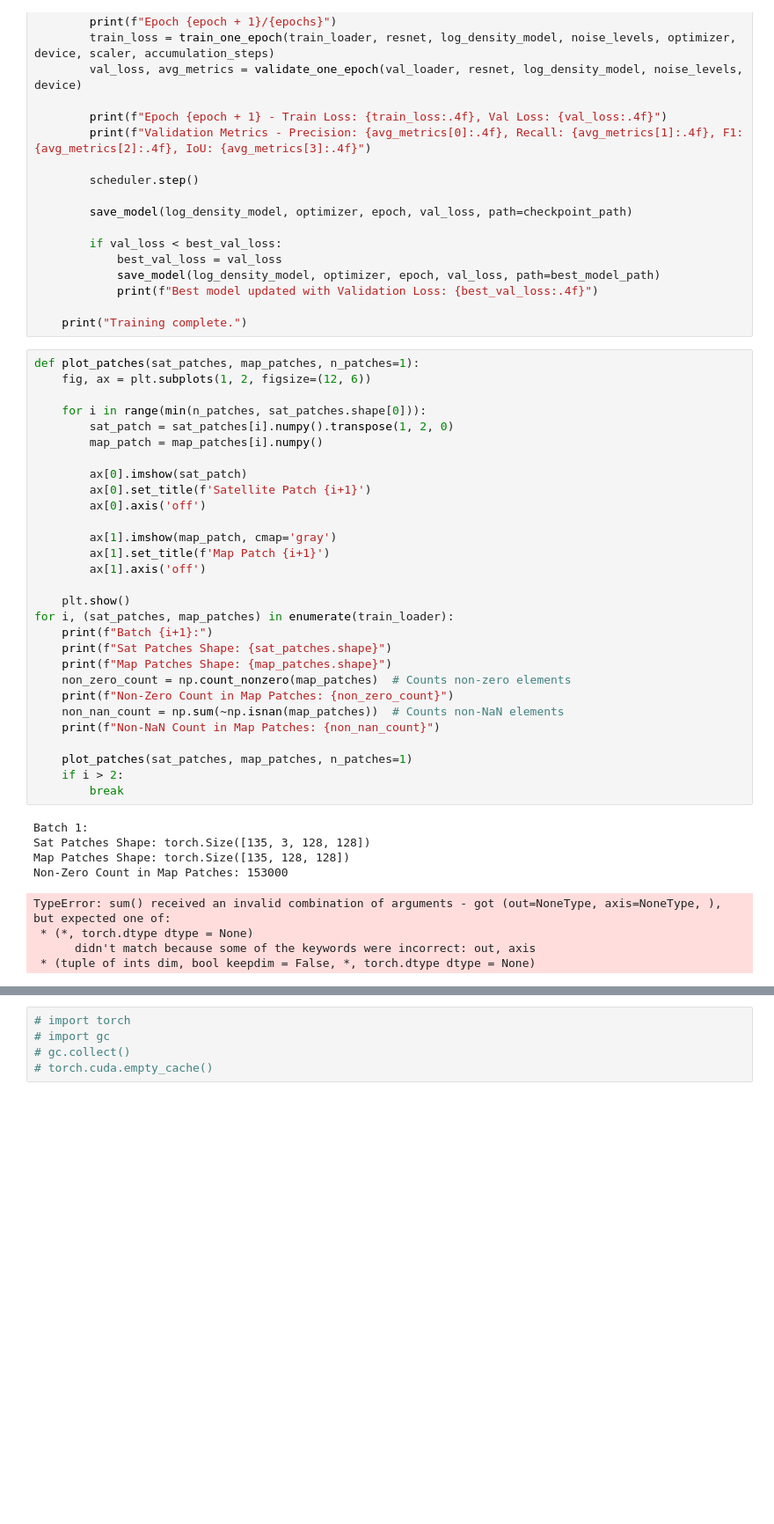
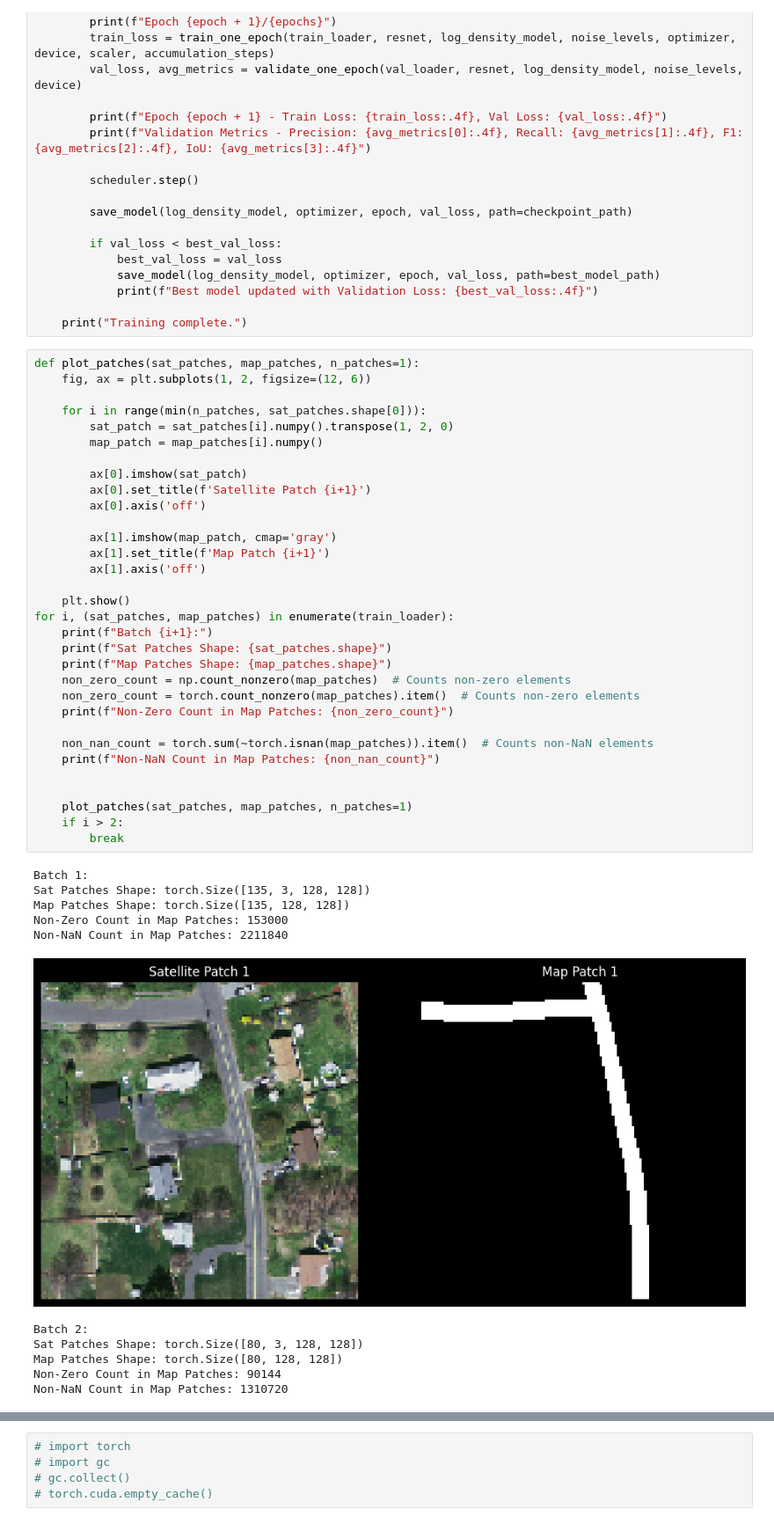
Before and after one commit to farzadhallaji/NeuraVisionLib, a Jupyter notebook: notebooks/RoadSegMULDE copy.ipynb, the cells around one changed output, grey strips where cells are left out. Shown at 88% size. Drawn from its saved outputs; the diff is of its cells as text; blank space fills up the shorter version.

```diff
--- a/notebooks/RoadSegMULDE copy.ipynb
+++ b/notebooks/RoadSegMULDE copy.ipynb
@@ -368,35 +368,41 @@ def plot_patches(sat_patches, map_patches, n_patches=1):
 
     for i in range(min(n_patches, sat_patches.shape[0])):
         sat_patch = sat_patches[i].numpy().transpose(1, 2, 0)
         map_patch = map_patches[i].numpy()
 
         ax[0].imshow(sat_patch)
         ax[0].set_title(f'Satellite Patch {i+1}')
         ax[0].axis('off')
 
         ax[1].imshow(map_patch, cmap='gray')
         ax[1].set_title(f'Map Patch {i+1}')
         ax[1].axis('off')
 
     plt.show()
 for i, (sat_patches, map_patches) in enumerate(train_loader):
     print(f"Batch {i+1}:")
     print(f"Sat Patches Shape: {sat_patches.shape}")
     print(f"Map Patches Shape: {map_patches.shape}")
     non_zero_count = np.count_nonzero(map_patches)  # Counts non-zero elements
+    non_zero_count = torch.count_nonzero(map_patches).item()  # Counts non-zero elements
     print(f"Non-Zero Count in Map Patches: {non_zero_count}")
-    non_nan_count = np.sum(~np.isnan(map_patches))  # Counts non-NaN elements
+
+    non_nan_count = torch.sum(~torch.isnan(map_patches)).item()  # Counts non-NaN elements
     print(f"Non-NaN Count in Map Patches: {non_nan_count}")
+
 
     plot_patches(sat_patches, map_patches, n_patches=1)
     if i > 2:
         break
 # %% [output]
 Batch 1:
 Sat Patches Shape: torch.Size([135, 3, 128, 128])
 Map Patches Shape: torch.Size([135, 128, 128])
 Non-Zero Count in Map Patches: 153000
+Non-NaN Count in Map Patches: 2211840
+[figure, added]
-TypeError: sum() received an invalid combination of arguments - got (out=NoneType, axis=NoneType, ), but expected one of:
- * (*, torch.dtype dtype = None)
-      didn't match because some of the keywords were incorrect: out, axis
- * (tuple of ints dim, bool keepdim = False, *, torch.dtype dtype = None)
+Batch 2:
+Sat Patches Shape: torch.Size([80, 3, 128, 128])
+Map Patches Shape: torch.Size([80, 128, 128])
+Non-Zero Count in Map Patches: 90144
+Non-NaN Count in Map Patches: 1310720
```
Also changed, not shown: parts of 2 cells of this notebook, 22 other files.
